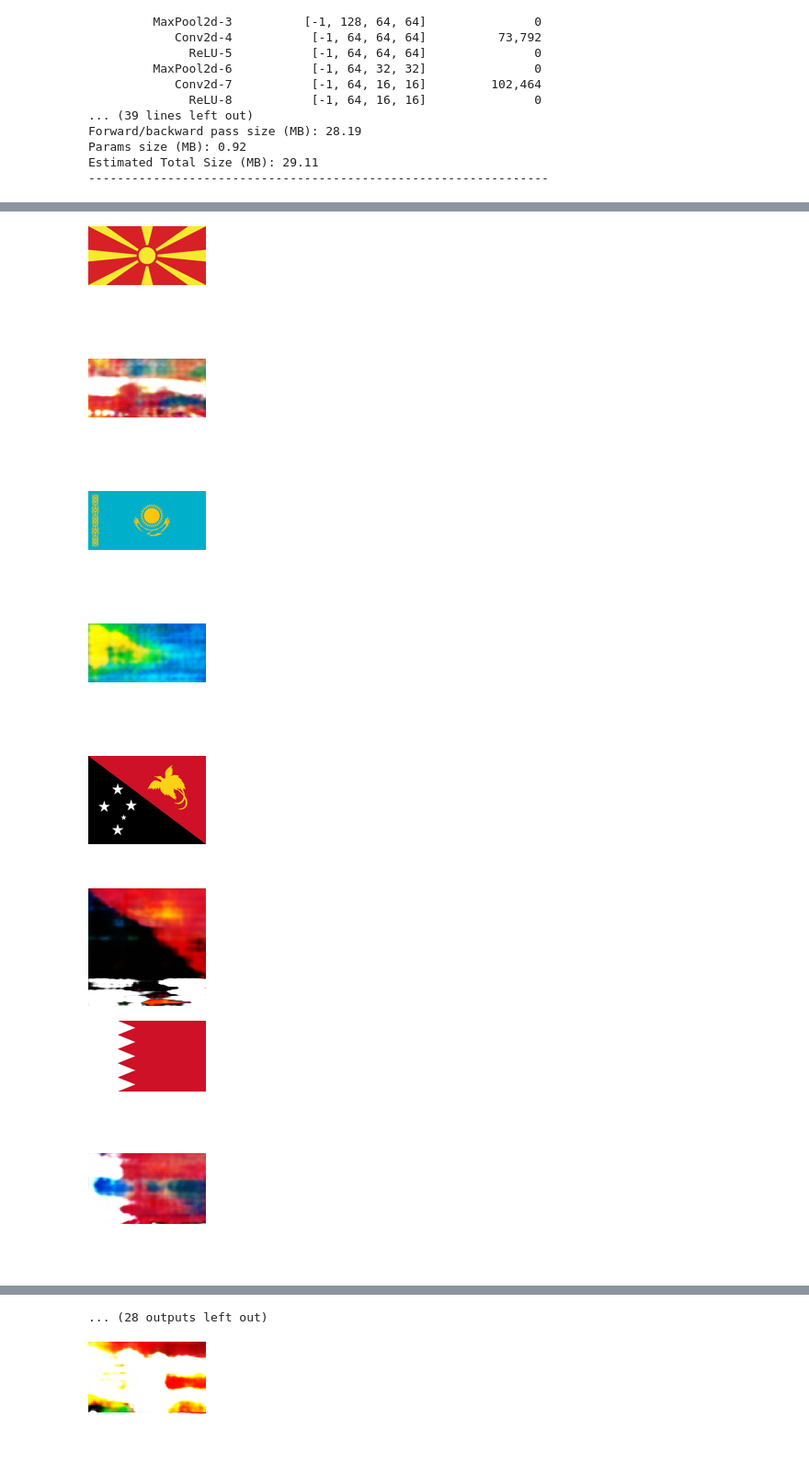
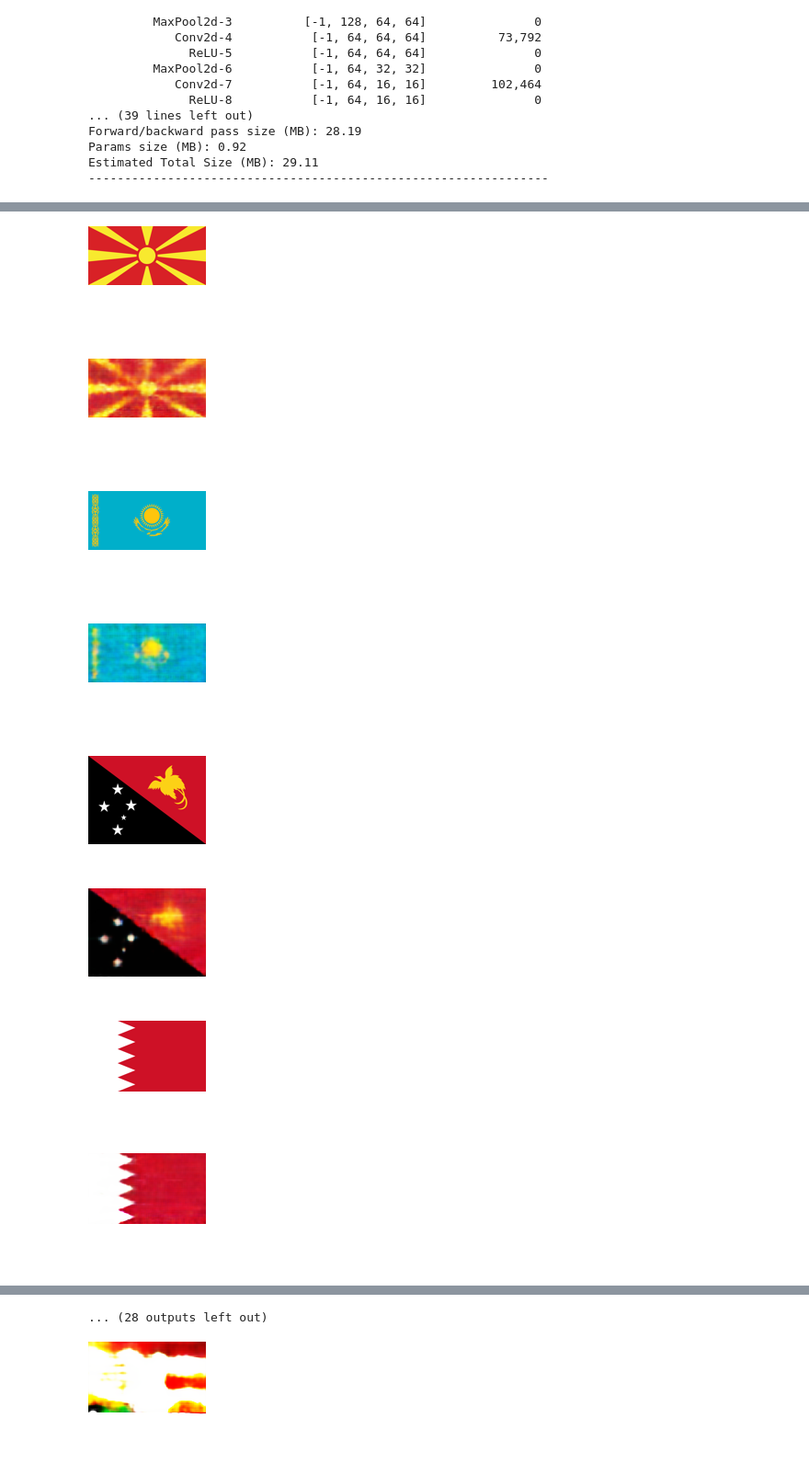
Before and after one commit to brendanbennett/flag-classifier, a Jupyter notebook: flag.ipynb, the cells around one changed output, grey strips where cells are left out. Shown at 92% size. Drawn from its saved outputs; the diff is of its cells as text; code cells hidden in the pictures.

```diff
--- a/flag.ipynb
+++ b/flag.ipynb
@@ -148,0 +50,3 @@ Estimated Total Size (MB): 29.11
+# %%
+encoder.load_state_dict(torch.load("encoder.pth", weights_only=True))
+decoder.load_state_dict(torch.load("decoder.pth", weights_only=True))
@@ -191,25 +97,25 @@ KeyboardInterrupt:
 # %%
 encoder.eval()
 decoder.eval()
 from PIL import Image
 from torchvision.transforms import ToPILImage
 to_pil = ToPILImage()
 
 for i in range(20):
     x = flag_dataset[i][0]
     to_pil(x).show()
     z = encoder(x.unsqueeze(0))
-    z = z + (torch.randn_like(z)-0.5)*0.1
+    #z = z + (torch.randn_like(z)-0.5)*0.1
     im = decoder(z).squeeze(0)
     im = to_pil(im)
     im.show()
 # %% [output]
 [figure]
-[figure, old version]
+[figure, new version]
 [figure]
-[figure, old version]
+[figure, new version]
 [figure]
-[figure, old version]
+[figure, new version]
 [figure]
-[figure, old version]
+[figure, new version]
 [figure]
```
Also changed, not shown: parts of 7 cells of this notebook, 2 other files.
